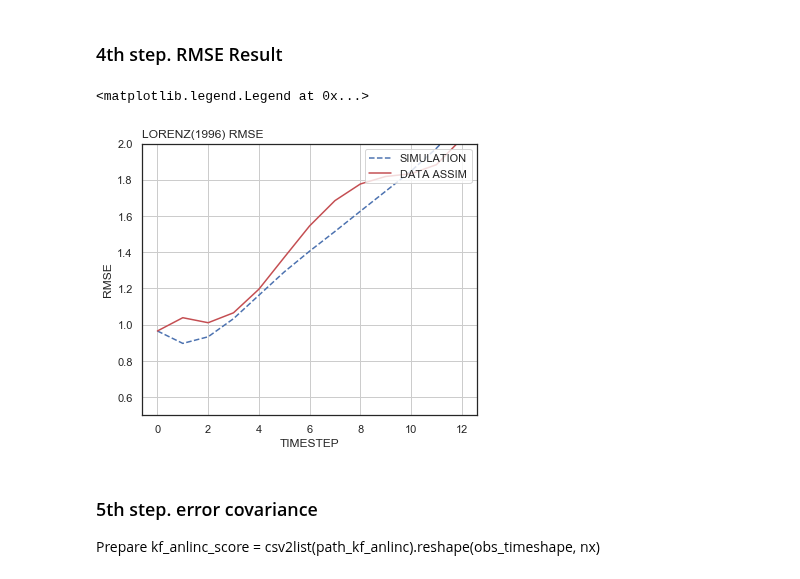
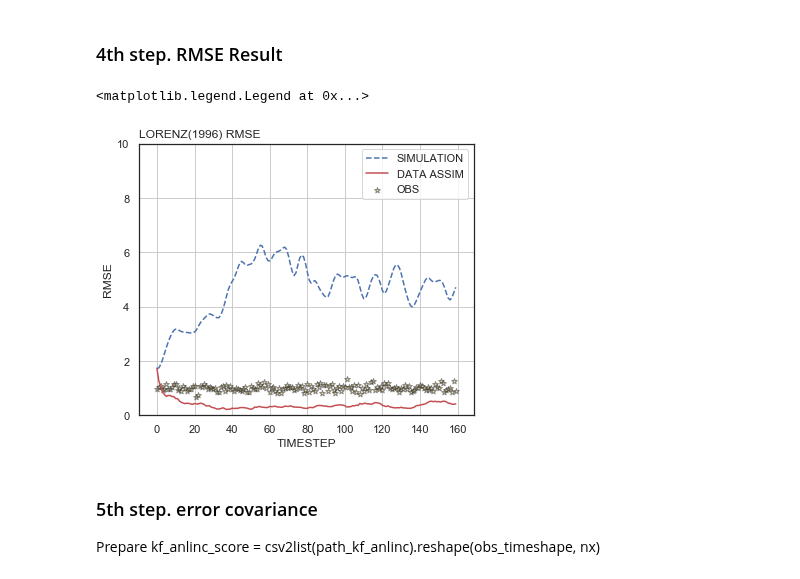
Before and after one commit to Toyo-Daichi/DA_basic, a Jupyter notebook: exp_view.ipynb, the cells around one changed output. Saved outputs shown, nothing was run; the diff lists cells and outputs as text; code cells hidden in the pictures.

```diff
--- a/exp_view.ipynb
+++ b/exp_view.ipynb
@@ -184,10 +184,10 @@ init_step = 1
 nx = 40
 
 # obs
-#ny = int(nx/obs_xintv)
-ny = 1
+ny = int(nx/obs_xintv)
+#ny = 1
 
-stepday = 3
+stepday = 40
 timestep = stepday*day_tintv
 
 timeshape = init_step + timestep
@@ -206,17 +206,17 @@ path_kf_anlinc = outdir + 'normal_KF_anlinc_' + str(nx) + 'ndim.csv'
 path_kf_errcov = outdir + 'normal_KF_errcov_' + str(nx) + 'ndim.csv'
 
 """Ensemble KF data set (basic is EnSRF.) """
-mems = 1000
+mems = 10
 path_enkf = outdir + 'normal_EnKF' + str(mems) + 'm_anl_score_' + str(nx) + 'ndim.csv'
-#path_kf = outdir + 'normal_EnKF' + str(mems) + 'm_anl_score_' + str(nx) + 'ndim.csv'
+path_kf = outdir + 'normal_EnKF' + str(mems) + 'm_anl_score_' + str(nx) + 'ndim_loc_.csv'
 path_enkf_anlinc = outdir + 'normal_EnKF' + str(mems) + 'm_anlinc_' + str(nx) + 'ndim.csv'
-#path_kf_anlinc = outdir + 'normal_EnKF' + str(mems) + 'm_anlinc_' + str(nx) + 'ndim.csv'
+path_kf_anlinc = outdir + 'normal_EnKF' + str(mems) + 'm_anlinc_' + str(nx) + 'ndim_loc.csv'
 path_enkf_errcov = outdir + 'normal_EnKF' + str(mems) + 'm_errcov_' + str(nx) + 'ndim.csv'
-#path_kf_errcov = outdir + 'normal_EnKF' + str(mems) + 'm_errcov_' + str(nx) + 'ndim.csv'
+path_kf_errcov = outdir + 'normal_EnKF' + str(mems) + 'm_errcov_' + str(nx) + 'ndim_loc.csv'
 # %%
 true_score = csv2list(true_path).reshape(timeshape, nx)
 sim_score = csv2list(sim_path).reshape(timeshape, nx)
-#obs_score = csv2list(obs_path).reshape(obs_timeshape, ny)
+obs_score = csv2list(obs_path).reshape(obs_timeshape, ny)
 # %%
 num_kind = 1
 kf_anl_score = csv2list(path_kf).reshape(timeshape, nx)
@@ -426,23 +422,23 @@ third.legend(loc='upper right')
 # %%
 fig, ax = plt.subplots(figsize=(6, 5))
 
 # set parm
 time_list, obs_time_list = np.arange(timeshape), np.arange(obs_timeshape)
 time_length = 160
 
 rmse_draw = ax
 rmse_draw.plot(time_list[0:time_length], rmse_sim_list[0:time_length], ls="--", color='b', label='SIMULATION')
 rmse_draw.plot(time_list[0:time_length], rmse_anl_list[0][0:time_length], ls="-", color='r', label='DATA ASSIM')
-#rmse_draw.scatter(obs_time_list[0:time_length], rmse_obs_list[0:time_length], marker='*', color='y', s=35, alpha=0.5, edgecolor='k', label='OBS')
+rmse_draw.scatter(obs_time_list[0:time_length], rmse_obs_list[0:time_length], marker='*', color='y', s=35, alpha=0.5, edgecolor='k', label='OBS')
 rmse_draw.set_xlabel('TIMESTEP')
 rmse_draw.set_ylabel('RMSE')
 rmse_draw.set_title('LORENZ(1996) RMSE', loc='left')
-rmse_draw.set_ylim(0.5,2.0)
+rmse_draw.set_ylim(0,10.0)
 rmse_draw.grid()
 rmse_draw.legend(loc='upper right')
 # %% [output]
 <matplotlib.legend.Legend at 0x...>
-[figure, old version]
+[figure, new version]
 # %% [markdown]
 ### 5th step. error covariance
 Prepare kf_anlinc_score = csv2list(path_kf_anlinc).reshape(obs_timeshape, nx)
```
Also changed, not shown: parts of 15 cells of this notebook, 2 other files.
